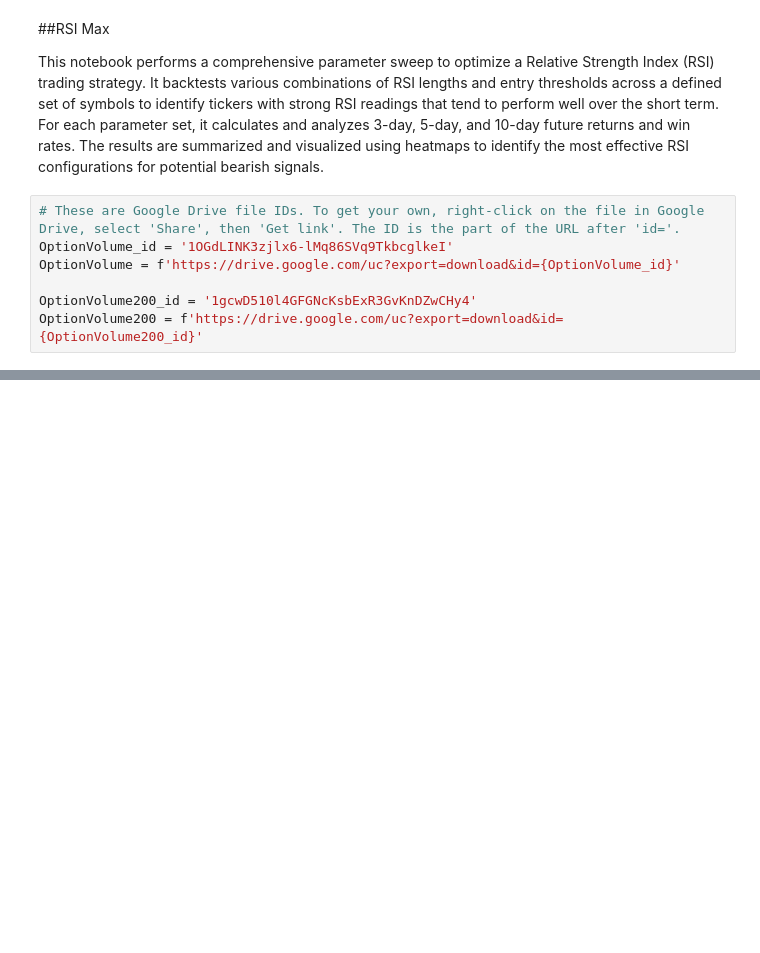
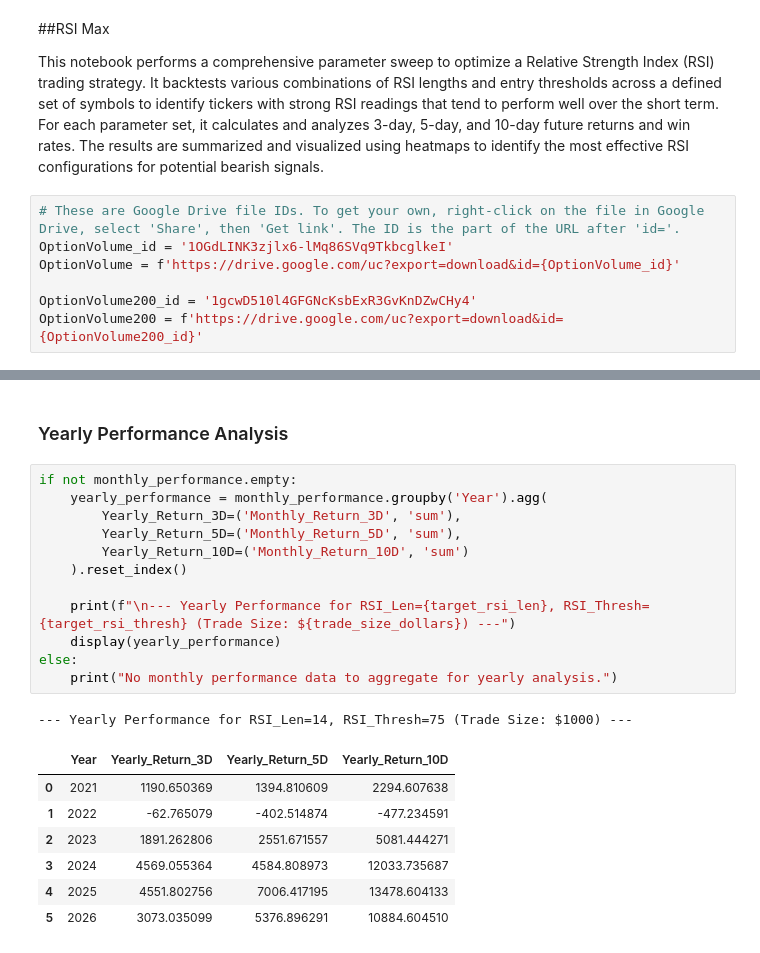
Before and after one commit to jhenningsen/Equity_Analysis, a Jupyter notebook: LangStudio/RSI_Max_Backtesting.ipynb, the cells around one changed output, grey strips where cells are left out. Saved outputs shown, nothing was run; the diff lists cells and outputs as text; blank space fills up the shorter version.

```diff
--- a/LangStudio/RSI_Max_Backtesting.ipynb
+++ b/LangStudio/RSI_Max_Backtesting.ipynb
@@ -262,0 +340,23 @@ plt.show()
+# %% [markdown]
+### Yearly Performance Analysis
+# %%
+if not monthly_performance.empty:
+    yearly_performance = monthly_performance.groupby('Year').agg(
+        Yearly_Return_3D=('Monthly_Return_3D', 'sum'),
+        Yearly_Return_5D=('Monthly_Return_5D', 'sum'),
+        Yearly_Return_10D=('Monthly_Return_10D', 'sum')
+    ).reset_index()
+
+    print(f"\n--- Yearly Performance for RSI_Len={target_rsi_len}, RSI_Thresh={target_rsi_thresh} (Trade Size: ${trade_size_dollars}) ---")
+    display(yearly_performance)
+else:
+    print("No monthly performance data to aggregate for yearly analysis.")
+# %% [output]
+--- Yearly Performance for RSI_Len=14, RSI_Thresh=75 (Trade Size: $1000) ---
+|  | Year | Yearly_Return_3D | Yearly_Return_5D | Yearly_Return_10D |
+| 0 | 2021 | 1190.650369 | 1394.810609 | 2294.607638 |
+| 1 | 2022 | -62.765079 | -402.514874 | -477.234591 |
+| 2 | 2023 | 1891.262806 | 2551.671557 | 5081.444271 |
+| 3 | 2024 | 4569.055364 | 4584.808973 | 12033.735687 |
+| 4 | 2025 | 4551.802756 | 7006.417195 | 13478.604133 |
+| 5 | 2026 | 3073.035099 | 5376.896291 | 10884.604510 |
```
Also changed, not shown: parts of 5 cells of this notebook.
